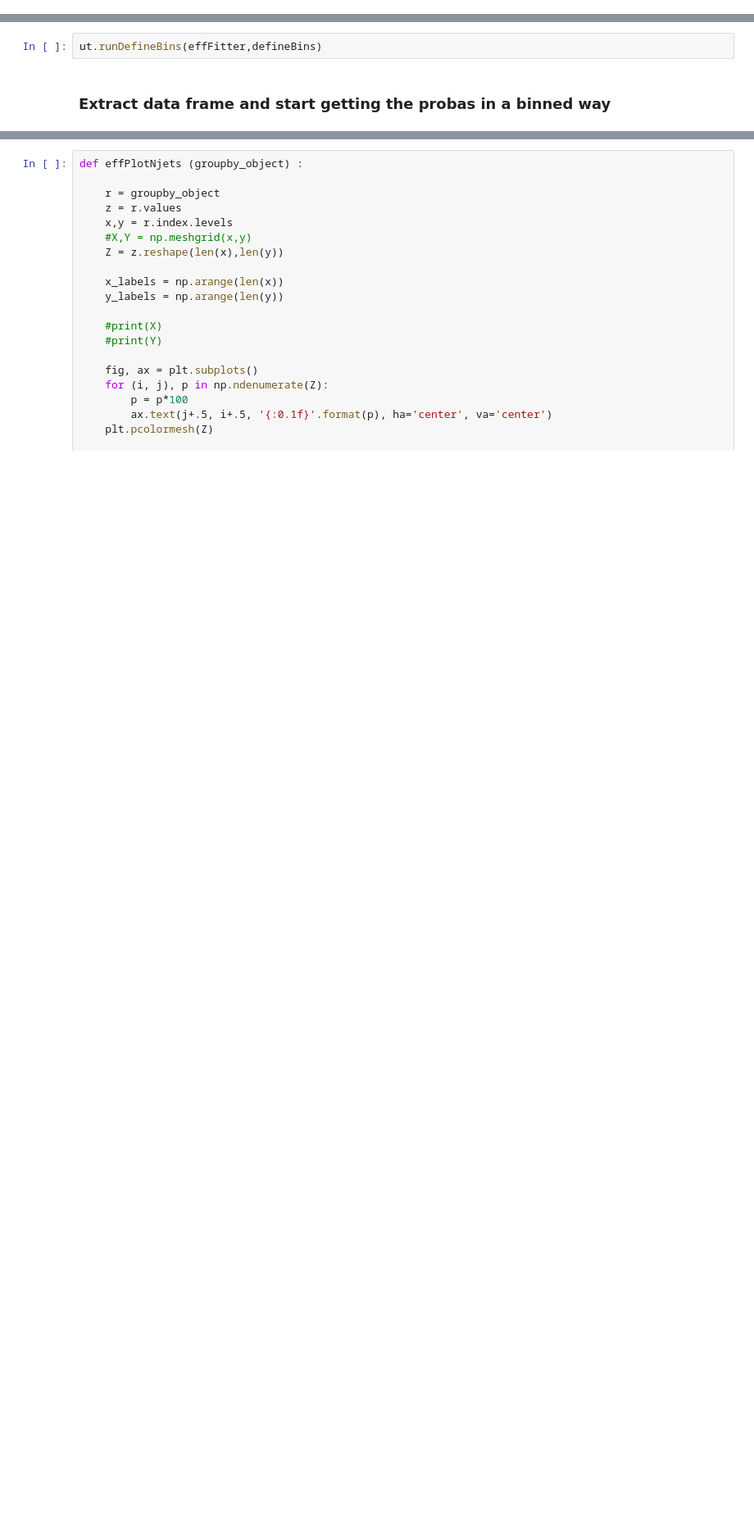
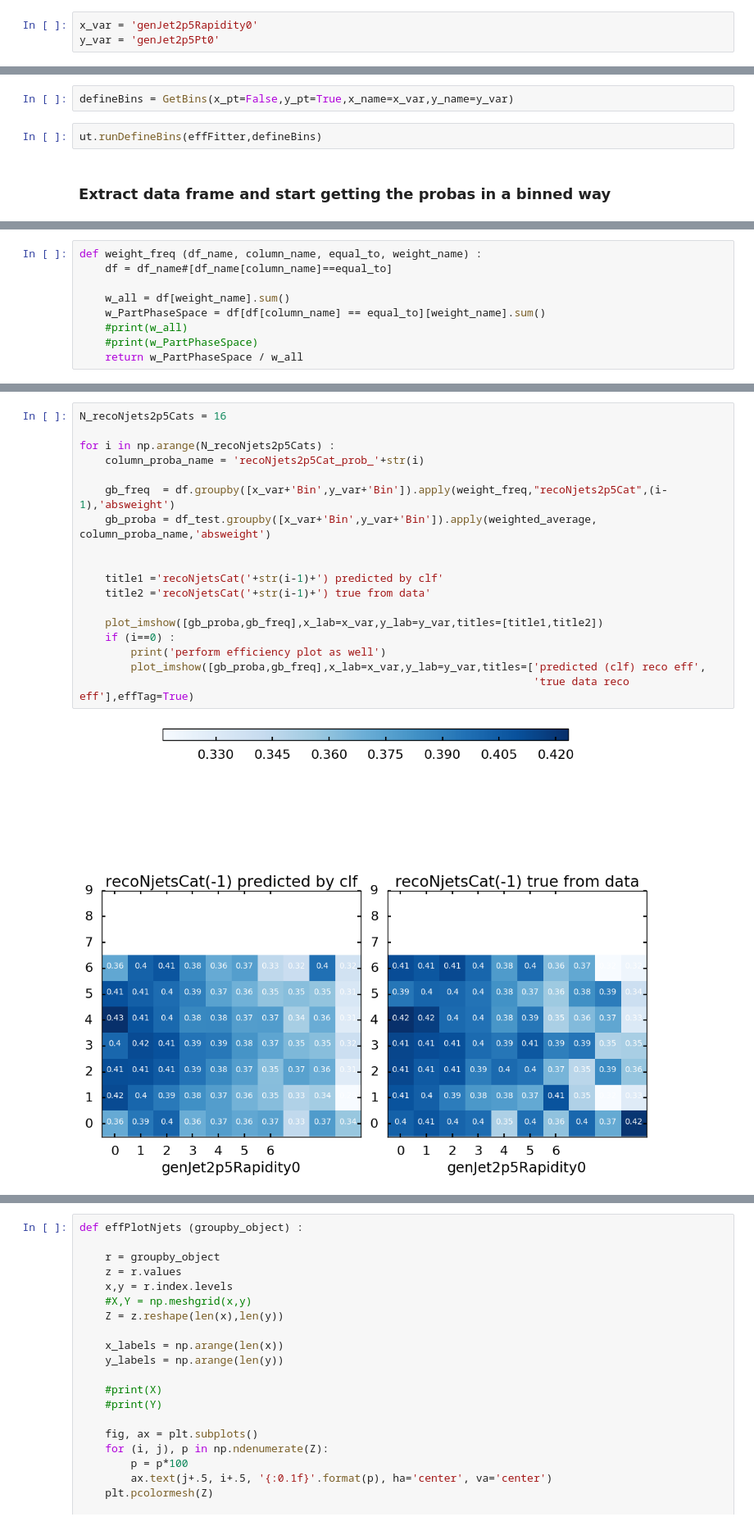
Before and after one commit to jandrejk/higgs_model_dep, a Jupyter notebook: ProjectionPlotsNjets2p5_usingTestSample.ipynb, the cells around one changed output, grey strips where cells are left out. Shown at 82% size. Saved outputs shown, nothing was run; the diff lists cells and outputs as text; blank space fills up the shorter version.

```diff
--- a/ProjectionPlotsNjets2p5_usingTestSample.ipynb
+++ b/ProjectionPlotsNjets2p5_usingTestSample.ipynb
@@ -49,0 +52,3 @@ Load object with the name effGenVarClassBinnedRecoPtBinnedRecoNjets2p5_out and t
+# %%
+x_var = 'genJet2p5Rapidity0'
+y_var = 'genJet2p5Pt0'
@@ -56,3 +77,5 @@ Load object with the name effGenVarClassBinnedRecoPtBinnedRecoNjets2p5_out and t
+# %%
+defineBins = GetBins(x_pt=False,y_pt=True,x_name=x_var,y_name=y_var)
 # %%
 ut.runDefineBins(effFitter,defineBins)
 # %% [markdown]
@@ -83,3 +109,12 @@ def weighted_average(df_name, column_name, weight_name=None):
             return (d * w).sum() / float(w.sum())
         except ZeroDivisionError:
             return float(d.mean())
+# %%
+def weight_freq (df_name, column_name, equal_to, weight_name) :
+    df = df_name#[df_name[column_name]==equal_to]
+
+    w_all = df[weight_name].sum()
+    w_PartPhaseSpace = df[df[column_name] == equal_to][weight_name].sum()
+    #print(w_all)
+    #print(w_PartPhaseSpace)
+    return w_PartPhaseSpace / w_all
@@ -85,0 +199,20 @@ def weighted_average(df_name, column_name, weight_name=None):
+# %%
+N_recoNjets2p5Cats = 16
+
+for i in np.arange(N_recoNjets2p5Cats) :
+    column_proba_name = 'recoNjets2p5Cat_prob_'+str(i)
+
+    gb_freq  = df.groupby([x_var+'Bin',y_var+'Bin']).apply(weight_freq,"recoNjets2p5Cat",(i-1),'absweight')
+    gb_proba = df_test.groupby([x_var+'Bin',y_var+'Bin']).apply(weighted_average, column_proba_name,'absweight')
+
+
+    title1 ='recoNjetsCat('+str(i-1)+') predicted by clf'
+    title2 ='recoNjetsCat('+str(i-1)+') true from data'
+
+    plot_imshow([gb_proba,gb_freq],x_lab=x_var,y_lab=y_var,titles=[title1,title2])
+    if (i==0) :
+        print('perform efficiency plot as well')
+        plot_imshow([gb_proba,gb_freq],x_lab=x_var,y_lab=y_var,titles=['predicted (clf) reco eff',
+                                                                       'true data reco eff'],effTag=True)
+# %% [output]
+[figure, added]
```
Also changed, not shown: parts of 35 cells of this notebook, 9 other files.
